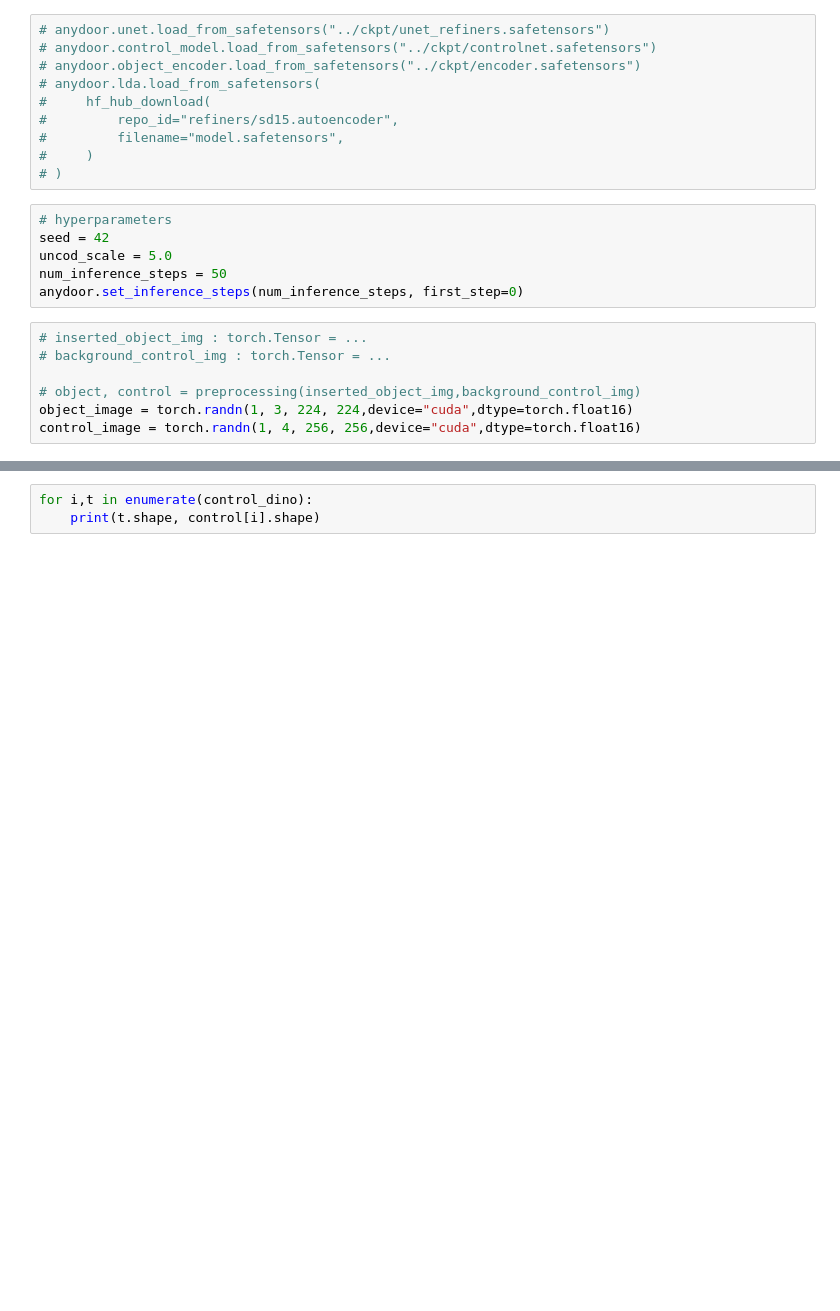
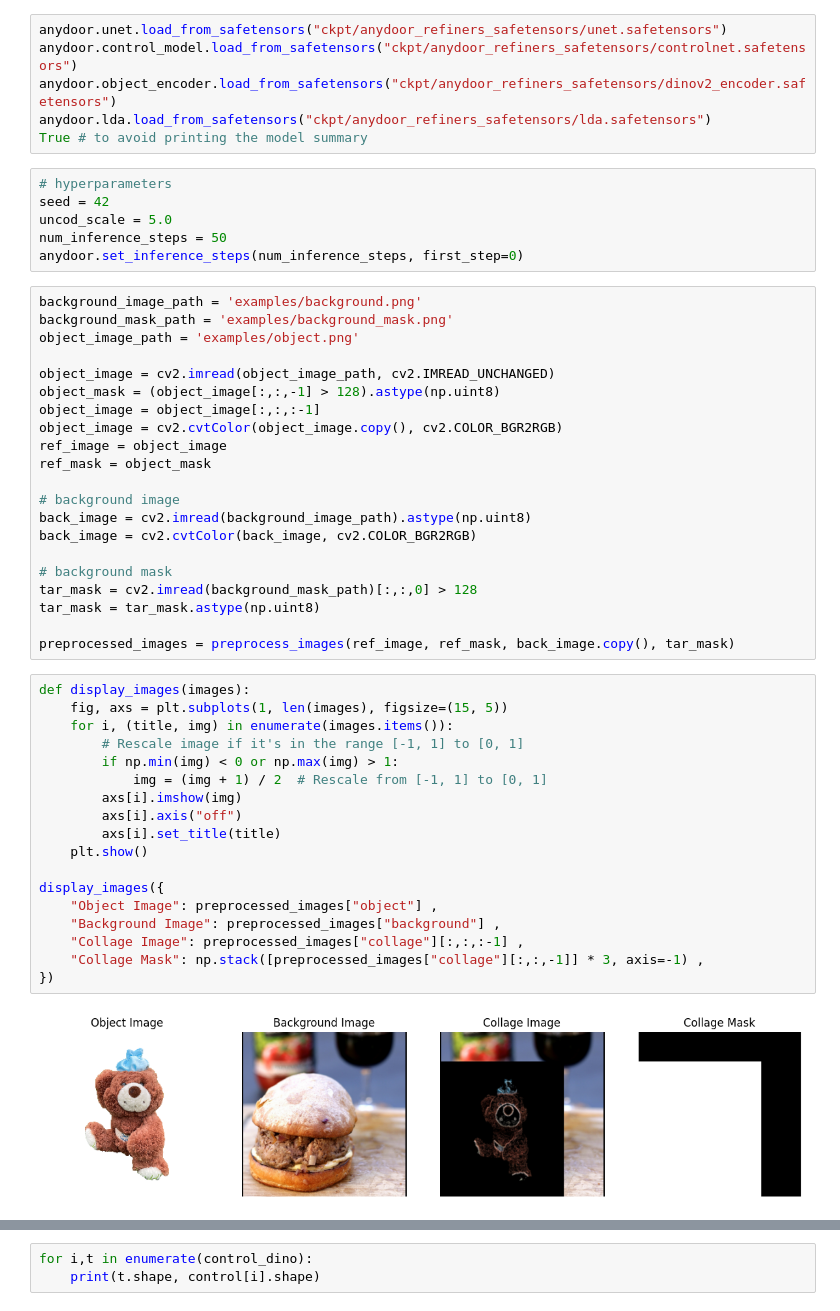
Before and after one commit to DanielRodriguezCiotti/anydoor-refiners, a Jupyter notebook: inference.ipynb, the cells around one changed output, grey strips where cells are left out. Saved outputs shown, nothing was run; the diff lists cells and outputs as text; blank space fills up the shorter version.

```diff
--- a/inference.ipynb
+++ b/inference.ipynb
@@ -23,24 +29,54 @@ anydoor = AnyDoor(
 )
 # %%
-# anydoor.unet.load_from_safetensors("../ckpt/unet_refiners.safetensors")
-# anydoor.control_model.load_from_safetensors("../ckpt/controlnet.safetensors")
-# anydoor.object_encoder.load_from_safetensors("../ckpt/encoder.safetensors")
-# anydoor.lda.load_from_safetensors(
-#     hf_hub_download(
-#         repo_id="refiners/sd15.autoencoder",
-#         filename="model.safetensors",
-#     )
-# )
+anydoor.unet.load_from_safetensors("ckpt/anydoor_refiners_safetensors/unet.safetensors")
+anydoor.control_model.load_from_safetensors("ckpt/anydoor_refiners_safetensors/controlnet.safetensors")
+anydoor.object_encoder.load_from_safetensors("ckpt/anydoor_refiners_safetensors/dinov2_encoder.safetensors")
+anydoor.lda.load_from_safetensors("ckpt/anydoor_refiners_safetensors/lda.safetensors")
+True # to avoid printing the model summary
 # %%
 # hyperparameters
 seed = 42
 uncod_scale = 5.0
 num_inference_steps = 50
 anydoor.set_inference_steps(num_inference_steps, first_step=0)
-# %%
-# inserted_object_img : torch.Tensor = ...
-# background_control_img : torch.Tensor = ...
-
-# object, control = preprocessing(inserted_object_img,background_control_img)
-object_image = torch.randn(1, 3, 224, 224,device="cuda",dtype=torch.float16)
-control_image = torch.randn(1, 4, 256, 256,device="cuda",dtype=torch.float16)
+# %%
+background_image_path = 'examples/background.png'
+background_mask_path = 'examples/background_mask.png'
+object_image_path = 'examples/object.png'
+
+object_image = cv2.imread(object_image_path, cv2.IMREAD_UNCHANGED)
+object_mask = (object_image[:,:,-1] > 128).astype(np.uint8)
+object_image = object_image[:,:,:-1]
+object_image = cv2.cvtColor(object_image.copy(), cv2.COLOR_BGR2RGB)
+ref_image = object_image
+ref_mask = object_mask
+
+# background image
+back_image = cv2.imread(background_image_path).astype(np.uint8)
+back_image = cv2.cvtColor(back_image, cv2.COLOR_BGR2RGB)
+
+# background mask
+tar_mask = cv2.imread(background_mask_path)[:,:,0] > 128
+tar_mask = tar_mask.astype(np.uint8)
+
+preprocessed_images = preprocess_images(ref_image, ref_mask, back_image.copy(), tar_mask)
+# %%
+def display_images(images):
+    fig, axs = plt.subplots(1, len(images), figsize=(15, 5))
+    for i, (title, img) in enumerate(images.items()):
+        # Rescale image if it's in the range [-1, 1] to [0, 1]
+        if np.min(img) < 0 or np.max(img) > 1:
+            img = (img + 1) / 2  # Rescale from [-1, 1] to [0, 1]
+        axs[i].imshow(img)
+        axs[i].axis("off")
+        axs[i].set_title(title)
+    plt.show()
+
+display_images({
+    "Object Image": preprocessed_images["object"] ,
+    "Background Image": preprocessed_images["background"] ,
+    "Collage Image": preprocessed_images["collage"][:,:,:-1] ,
+    "Collage Mask": np.stack([preprocessed_images["collage"][:,:,-1]] * 3, axis=-1) ,
+})
+# %% [output]
+[figure, added]
```
Also changed, not shown: parts of 6 cells of this notebook.
